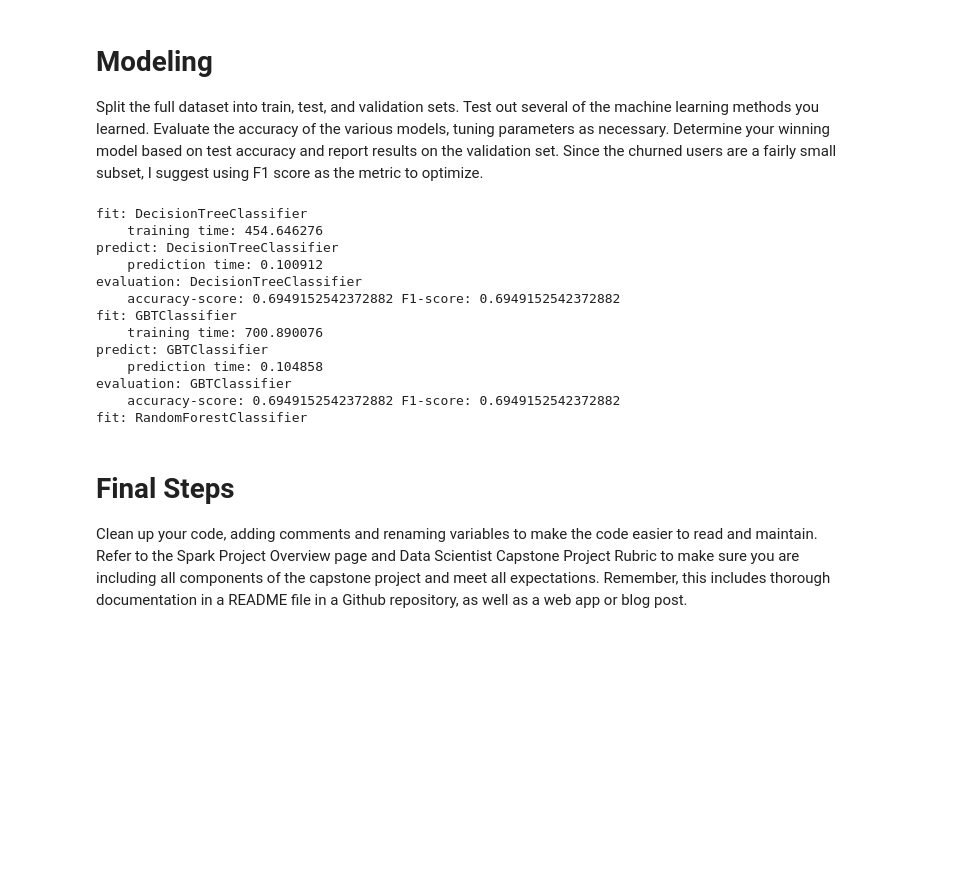
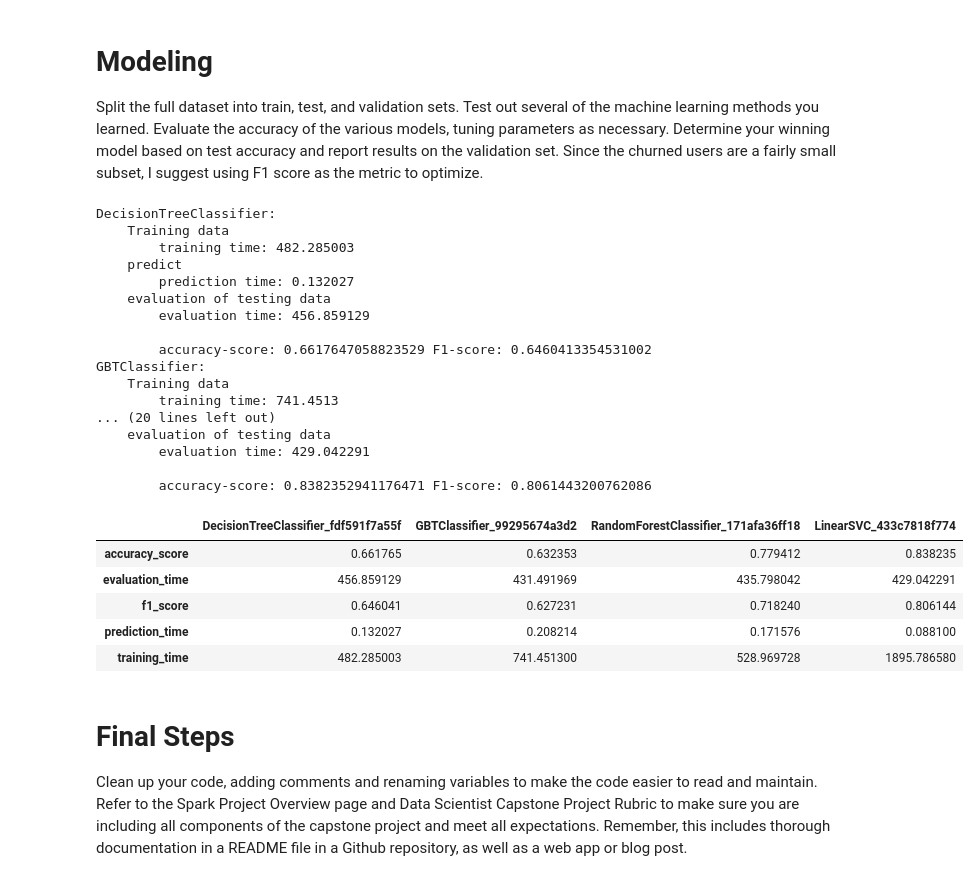
Before and after one commit to Erickramirez/Sparkify, a Jupyter notebook: Sparkify.ipynb, the cells around one changed output. Saved outputs shown, nothing was run; the diff lists cells and outputs as text; code cells hidden in the pictures; blank space fills up the shorter version.

Commit message:
feat: train model

```diff
--- a/Sparkify.ipynb
+++ b/Sparkify.ipynb
@@ -948,37 +948,49 @@ for classifier in [dtc, gbt, rfc, svm]:
     classifier_name = classifier.__class__.__name__
 
     # train the dataset
-    print(f'fit: {classifier_name}')
+    print(f'{classifier_name}: ')
+    print(f'    Training data...')
     start_time = time.time()
     model = classifier.fit(df_train)
-    model_results['training_time'] = round(time.time() -start_time,6)
-    print('    training time: '+ str(model_results['training_time']))
+    model_results['training_time'] = round(time.time() - start_time,6)
+    print('        training time: '+ str(model_results['training_time']))
 
     # predict data
-    print(f'predict: {classifier_name}')
+    print(f'    predict...')
     start_time = time.time()
     pred_test = model.transform(df_test)
     model_results['prediction_time'] = round(time.time()-start_time,6)
-    print('    prediction time: '+ str(model_results['prediction_time']))
+    print('        prediction time: '+ str(model_results['prediction_time']))
+
     #metrics
-    print(f'evaluation: {classifier_name}')
+    print(f'    evaluation of testing data')
+    start_time = time.time()
     metric_accuracy = MulticlassClassificationEvaluator(labelCol="Churn",predictionCol="prediction",metricName="accuracy")
     metric_f1 = MulticlassClassificationEvaluator(labelCol="Churn",predictionCol="prediction",metricName="f1")
+
     model_results['accuracy_score'] = metric_accuracy.evaluate(pred_test)
     model_results['f1_score'] = metric_f1.evaluate(pred_test)
-    print('    accuracy-score: '+str(model_results["accuracy_score"])+' F1-score: '+str(model_results["f1_score"]))
+
+    model_results['evaluation_time'] = round(time.time()-start_time,6)
+    print('        evaluation time: '+ str(model_results['evaluation_time']))
+    print('')
+    print('        accuracy-score: '+str(model_results["accuracy_score"])+' F1-score: '+str(model_results["f1_score"]))
     results[classifier] = model_results
 # %% [output]
-fit: DecisionTreeClassifier
-    training time: 454.646276
-predict: DecisionTreeClassifier
-    prediction time: 0.100912
-evaluation: DecisionTreeClassifier
-    accuracy-score: 0.6949152542372882 F1-score: 0.6949152542372882
-fit: GBTClassifier
-    training time: 700.890076
-predict: GBTClassifier
-    prediction time: 0.104858
-evaluation: GBTClassifier
-    accuracy-score: 0.6949152542372882 F1-score: 0.6949152542372882
-fit: RandomForestClassifier
+DecisionTreeClassifier:
+    Training data
+        training time: 482.285003
+    predict
+        prediction time: 0.132027
+    evaluation of testing data
+        evaluation time: 456.859129
+
+        accuracy-score: 0.6617647058823529 F1-score: 0.6460413354531002
+GBTClassifier:
+    Training data
+        training time: 741.4513
+... (20 lines left out)
+    evaluation of testing data
+        evaluation time: 429.042291
+
+        accuracy-score: 0.8382352941176471 F1-score: 0.8061443200762086
@@ -985,6 +999,14 @@ fit: RandomForestClassifier
 # %%
 df_results = pd.DataFrame(results)
 df_results.to_csv('results.csv')
+df_results.head()
+# %% [output]
+|  | DecisionTreeClassifier_fdf591f7a55f | GBTClassifier_99295674a3d2 | RandomForestClassifier_171afa36ff18 | LinearSVC_433c7818f774 |
+| accuracy_score | 0.661765 | 0.632353 | 0.779412 | 0.838235 |
+| evaluation_time | 456.859129 | 431.491969 | 435.798042 | 429.042291 |
+| f1_score | 0.646041 | 0.627231 | 0.718240 | 0.806144 |
+| prediction_time | 0.132027 | 0.208214 | 0.171576 | 0.088100 |
+| training_time | 482.285003 | 741.451300 | 528.969728 | 1895.786580 |
 # %% [markdown]
 # Final Steps
 Clean up your code, adding comments and renaming variables to make the code easier to read and maintain. Refer to the Spark Project Overview page and Data Scientist Capstone Project Rubric to make sure you are including all components of the capstone project and meet all expectations. Remember, this includes thorough documentation in a README file in a Github repository, as well as a web app or blog post.
```
Also changed, not shown: parts of 1 cell of this notebook, 3 other files.
